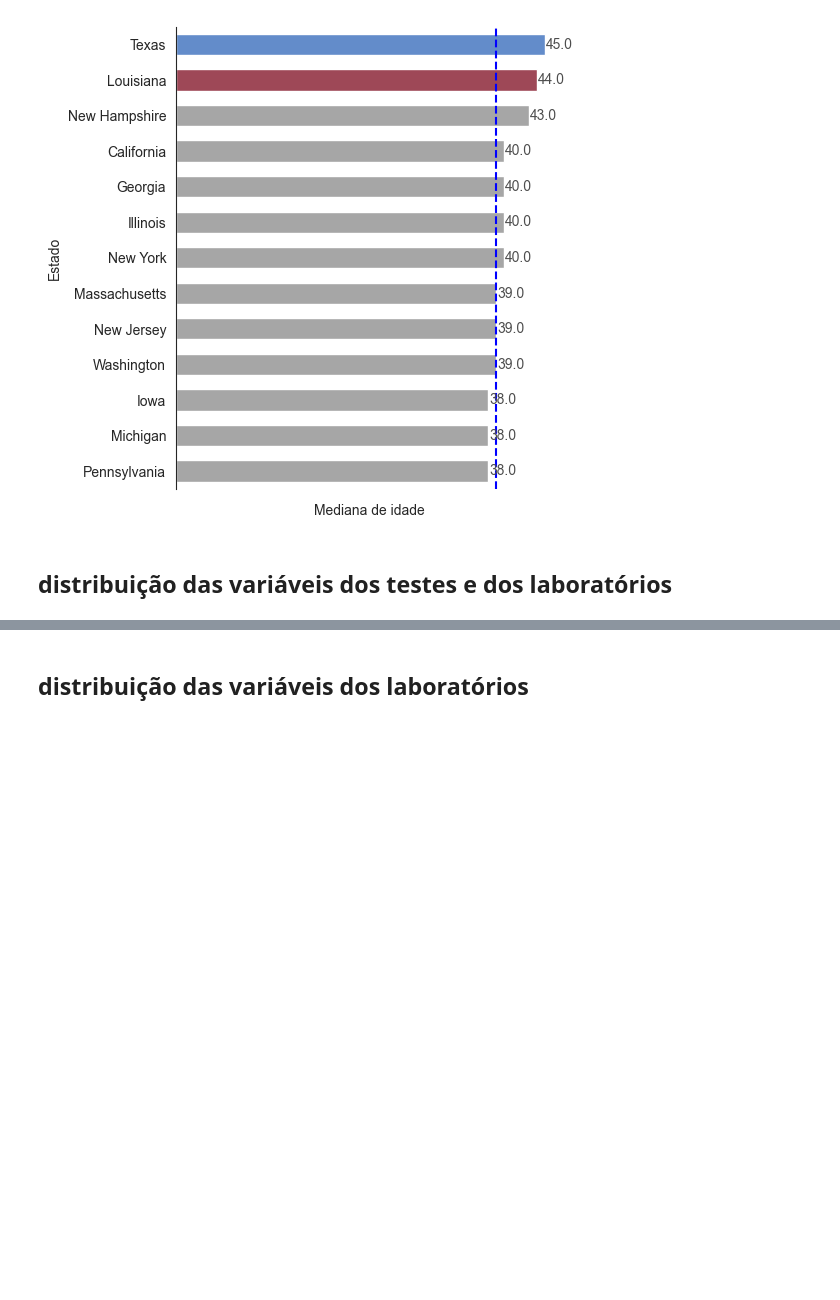
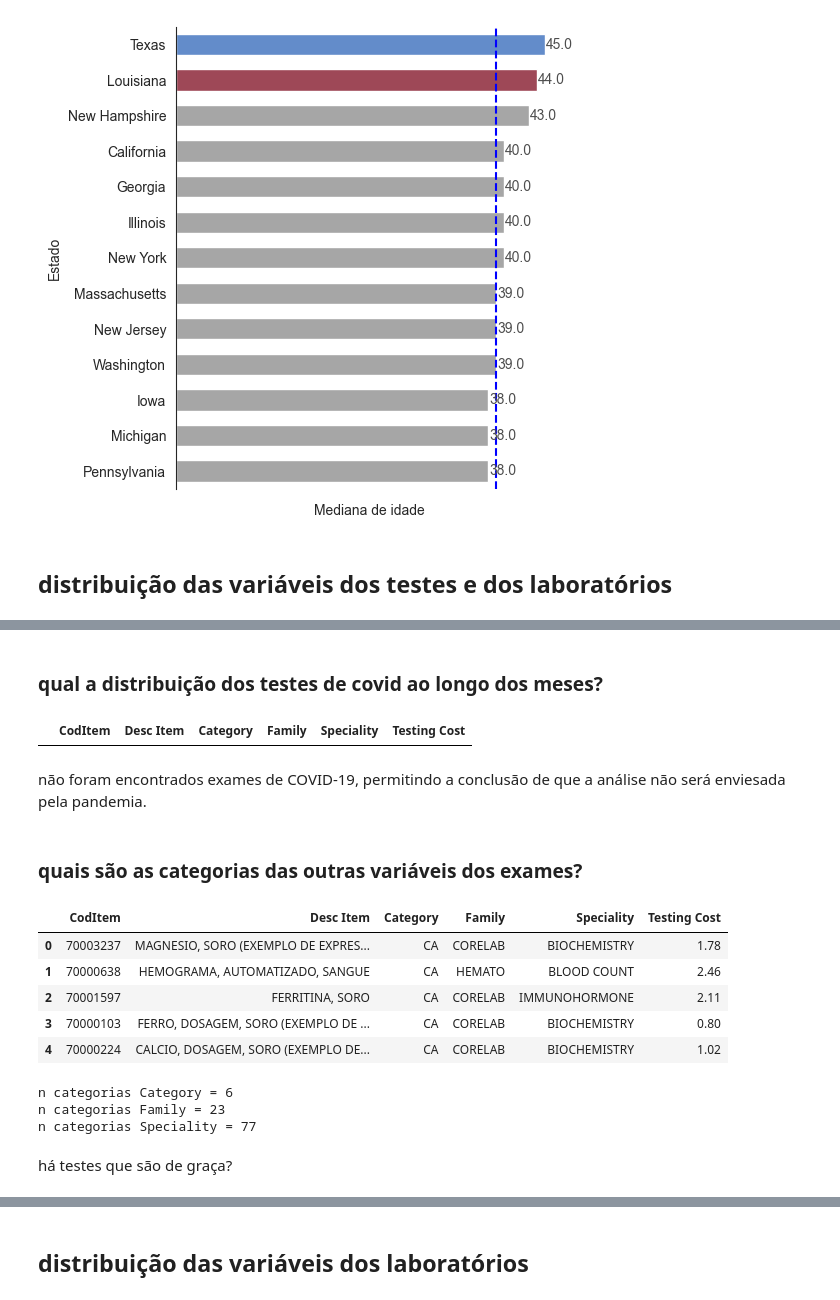
Before and after one commit to leticiafaria7/case-elogroup, a Jupyter notebook: 2_analise-exploratoria.ipynb, the cells around one changed output, grey strips where cells are left out. Saved outputs shown, nothing was run; the diff lists cells and outputs as text; code cells hidden in the pictures; blank space fills up the shorter version.

Commit message:
aprofundamento das análises

```diff
--- a/2_analise-exploratoria.ipynb
+++ b/2_analise-exploratoria.ipynb
@@ -474,0 +526,31 @@ The default value of numeric_only in DataFrameGroupBy.median is deprecated. In a
+# %% [markdown]
+### qual a distribuição dos testes de covid ao longo dos meses?
+# %%
+test_data[test_data['Desc Item'].str.contains('COVID')]
+# %% [output]
+|  | CodItem | Desc Item | Category | Family | Speciality | Testing Cost |
+# %% [markdown]
+não foram encontrados exames de COVID-19, permitindo a conclusão de que a análise não será enviesada pela pandemia.
+# %% [markdown]
+### quais são as categorias das outras variáveis dos exames?
+# %%
+test_data.head()
+# %% [output]
+|  | CodItem | Desc Item | Category | Family | Speciality | Testing Cost |
+| 0 | 70003237 | MAGNESIO, SORO (EXEMPLO DE EXPRES... | CA | CORELAB | BIOCHEMISTRY | 1.78 |
+| 1 | 70000638 | HEMOGRAMA, AUTOMATIZADO, SANGUE | CA | HEMATO | BLOOD COUNT | 2.46 |
+| 2 | 70001597 | FERRITINA, SORO | CA | CORELAB | IMMUNOHORMONE | 2.11 |
+| 3 | 70000103 | FERRO, DOSAGEM, SORO (EXEMPLO DE ... | CA | CORELAB | BIOCHEMISTRY | 0.80 |
+| 4 | 70000224 | CALCIO, DOSAGEM, SORO (EXEMPLO DE... | CA | CORELAB | BIOCHEMISTRY | 1.02 |
+# %%
+## quantas categorias há em cada variável?
+
+print('n categorias Category =', test_data['Category'].nunique())
+print('n categorias Family =', test_data['Family'].nunique())
+print('n categorias Speciality =', test_data['Speciality'].nunique())
+# %% [output]
+n categorias Category = 6
+n categorias Family = 23
+n categorias Speciality = 77
+# %% [markdown]
+há testes que são de graça?
```
Also changed, not shown: parts of 20 cells of this notebook.
